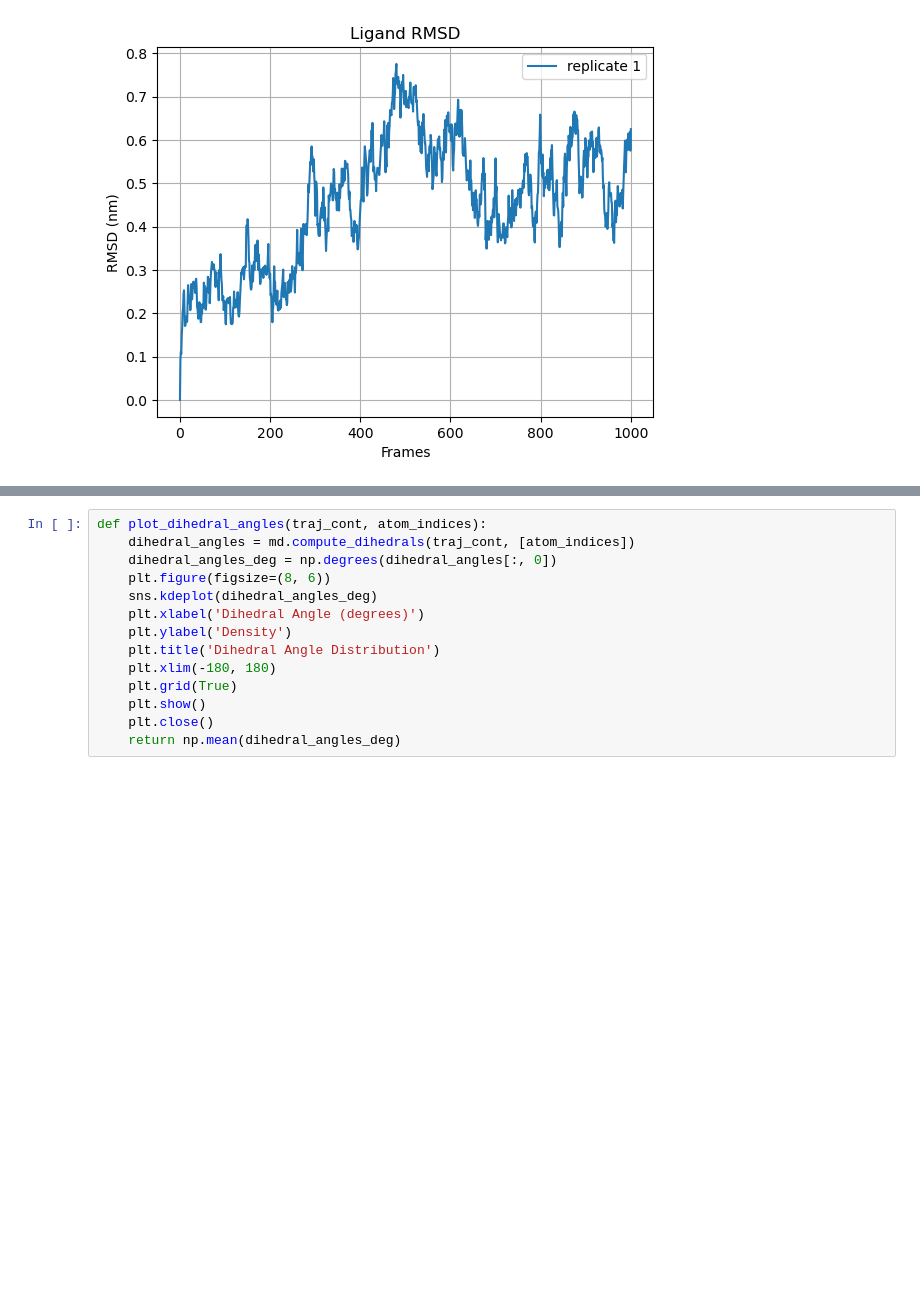
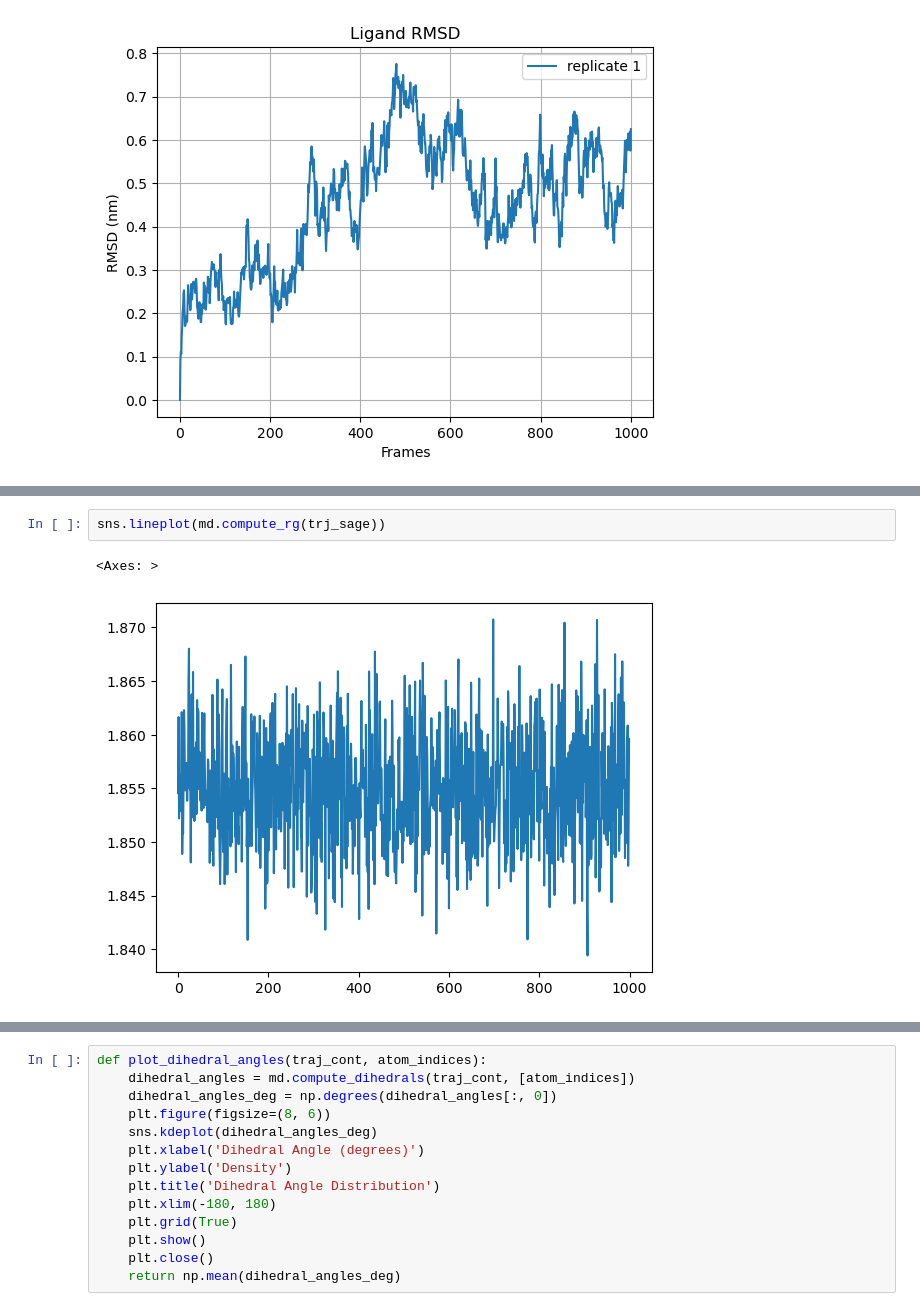
Before and after one commit to HaoLan-compchem/blog_03_12_2025, a Jupyter notebook: ligand_only/analysis.ipynb, the cells around one changed output, grey strips where cells are left out. Saved outputs shown, nothing was run; the diff lists cells and outputs as text; blank space fills up the shorter version.

```diff
--- a/ligand_only/analysis.ipynb
+++ b/ligand_only/analysis.ipynb
@@ -204,0 +200,5 @@ trj_sage_antrop_rest = plot_rmsd_fluctuations_multiple(['REST/antropisomer/repli
+# %%
+sns.lineplot(md.compute_rg(trj_sage))
+# %% [output]
+<Axes: >
+[figure, added]
```
Also changed, not shown: parts of 18 cells of this notebook, 40 other files.
